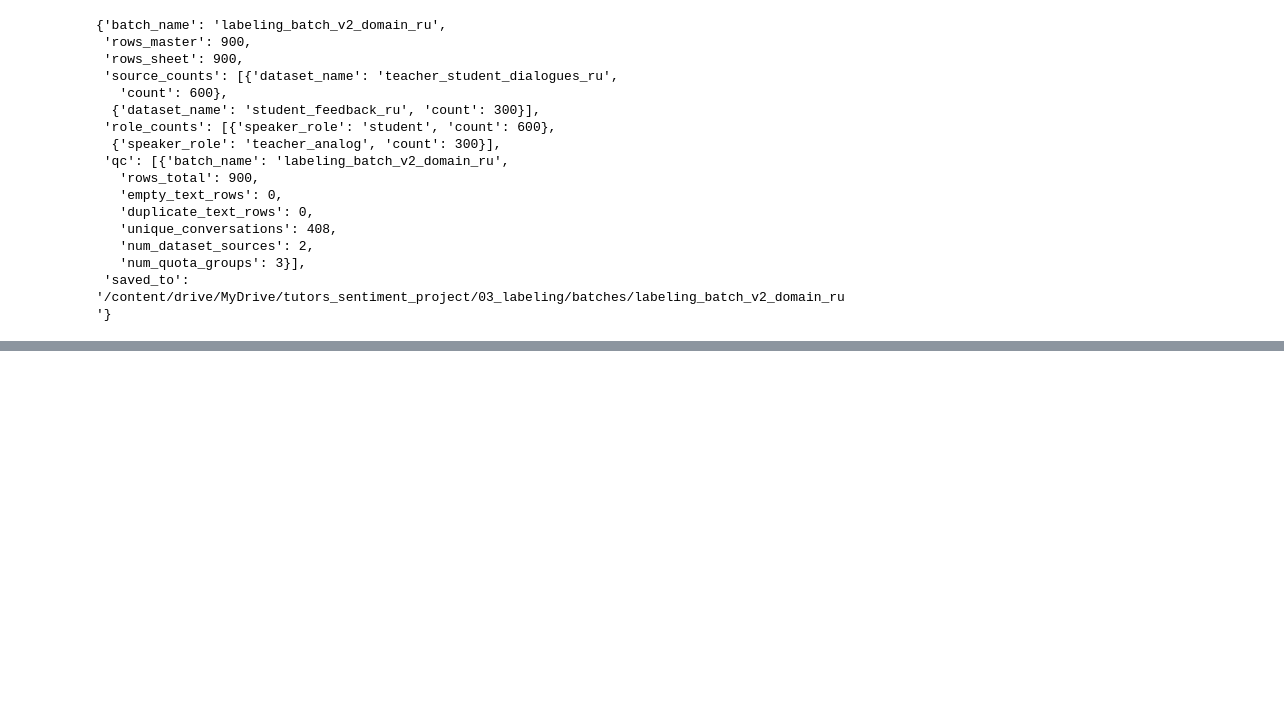
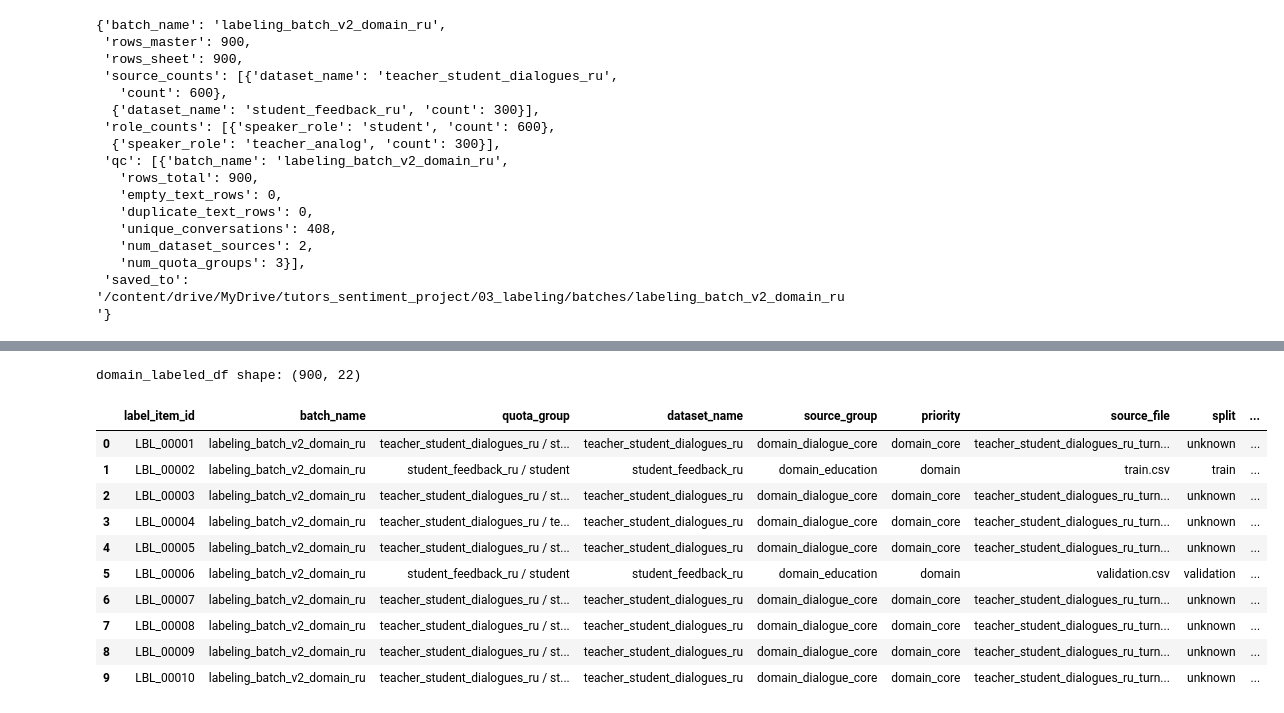
Before and after one commit to DenisBoytsov41/tutors-sentiment-coursework, a Jupyter notebook: notebooks/03_prepare_labeling_set.ipynb, the cells around one changed output, grey strips where cells are left out. Cells and saved outputs as stored; diff of their text form; code cells hidden in the pictures; blank space fills up the shorter version.

```diff
--- a/notebooks/03_prepare_labeling_set.ipynb
+++ b/notebooks/03_prepare_labeling_set.ipynb
@@ -1655,0 +1691,10 @@ final_stage_summary
+# %%
+if annotated_sheet_path is None:
+    raise FileNotFoundError(
+        "Размеченный sheet пока не найден. "
+        "Сначала заполни manual_label и сохрани файл обратно в папку батча."
+    )
+
+annotated_sheet_df = pd.read_csv(annotated_sheet_path)
+print("annotated_sheet_df shape:", annotated_sheet_df.shape)
+display(annotated_sheet_df.head(10))
@@ -1655,0 +1751,13 @@ final_stage_summary
+# %%
+filled_labels_df = annotated_sheet_df.loc[
+    annotated_sheet_df["manual_label"].isin(ALLOWED_MANUAL_LABELS)
+].copy()
+
+print("filled_labels_df shape:", filled_labels_df.shape)
+
+display(
+    filled_labels_df["manual_label"]
+    .value_counts(dropna=False)
+    .rename_axis("manual_label")
+    .reset_index(name="count")
+)
@@ -1655,0 +1776,27 @@ final_stage_summary
+# %%
+domain_labeled_df = labeling_batch_master_df.merge(
+    filled_labels_df[["label_item_id", "manual_label"]],
+    on="label_item_id",
+    how="left",
+    suffixes=("", "_from_sheet")
+)
+
+if "manual_label_from_sheet" in domain_labeled_df.columns:
+    domain_labeled_df["manual_label"] = domain_labeled_df["manual_label_from_sheet"].fillna(domain_labeled_df["manual_label"])
+    domain_labeled_df = domain_labeled_df.drop(columns=["manual_label_from_sheet"])
+
+print("domain_labeled_df shape:", domain_labeled_df.shape)
+display(domain_labeled_df.head(10))
+# %% [output]
+domain_labeled_df shape: (900, 22)
+|  | label_item_id | batch_name | quota_group | dataset_name | source_group | priority | source_file | split | ... |
+| 0 | LBL_00001 | labeling_batch_v2_domain_ru | teacher_student_dialogues_ru / st... | teacher_student_dialogues_ru | domain_dialogue_core | domain_core | teacher_student_dialogues_ru_turn... | unknown | ... |
+| 1 | LBL_00002 | labeling_batch_v2_domain_ru | student_feedback_ru / student | student_feedback_ru | domain_education | domain | train.csv | train | ... |
+| 2 | LBL_00003 | labeling_batch_v2_domain_ru | teacher_student_dialogues_ru / st... | teacher_student_dialogues_ru | domain_dialogue_core | domain_core | teacher_student_dialogues_ru_turn... | unknown | ... |
+| 3 | LBL_00004 | labeling_batch_v2_domain_ru | teacher_student_dialogues_ru / te... | teacher_student_dialogues_ru | domain_dialogue_core | domain_core | teacher_student_dialogues_ru_turn... | unknown | ... |
+| 4 | LBL_00005 | labeling_batch_v2_domain_ru | teacher_student_dialogues_ru / st... | teacher_student_dialogues_ru | domain_dialogue_core | domain_core | teacher_student_dialogues_ru_turn... | unknown | ... |
+| 5 | LBL_00006 | labeling_batch_v2_domain_ru | student_feedback_ru / student | student_feedback_ru | domain_education | domain | validation.csv | validation | ... |
+| 6 | LBL_00007 | labeling_batch_v2_domain_ru | teacher_student_dialogues_ru / st... | teacher_student_dialogues_ru | domain_dialogue_core | domain_core | teacher_student_dialogues_ru_turn... | unknown | ... |
+| 7 | LBL_00008 | labeling_batch_v2_domain_ru | teacher_student_dialogues_ru / st... | teacher_student_dialogues_ru | domain_dialogue_core | domain_core | teacher_student_dialogues_ru_turn... | unknown | ... |
+| 8 | LBL_00009 | labeling_batch_v2_domain_ru | teacher_student_dialogues_ru / st... | teacher_student_dialogues_ru | domain_dialogue_core | domain_core | teacher_student_dialogues_ru_turn... | unknown | ... |
+| 9 | LBL_00010 | labeling_batch_v2_domain_ru | teacher_student_dialogues_ru / st... | teacher_student_dialogues_ru | domain_dialogue_core | domain_core | teacher_student_dialogues_ru_turn... | unknown | ... |
```
Also changed, not shown: parts of 29 cells of this notebook.
